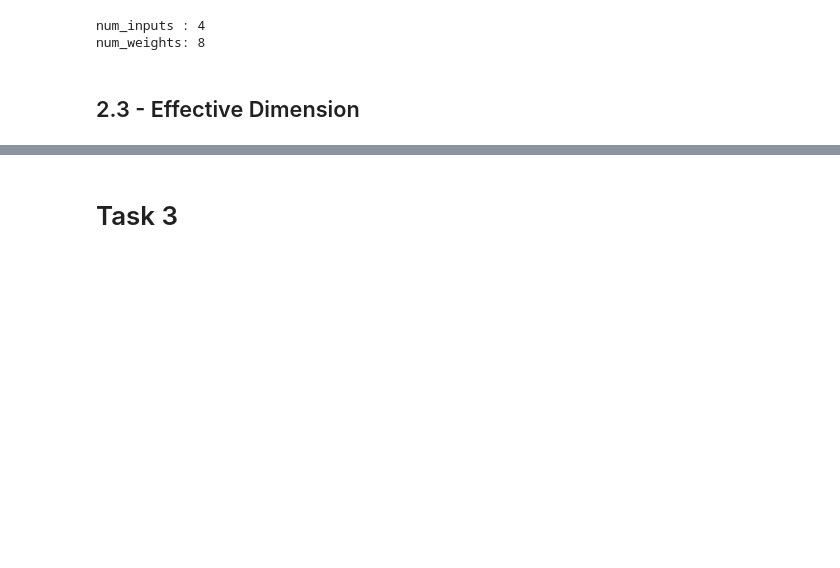
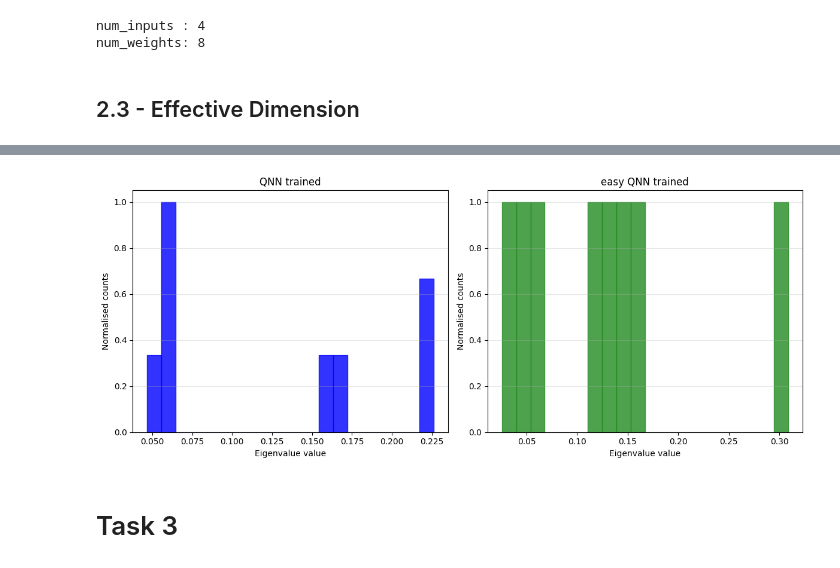
Before and after one commit to FrancescoPeron/LCP_B, a Jupyter notebook: Project/Final_project.ipynb, the cells around one changed output, grey strips where cells are left out. Saved outputs shown, nothing was run; the diff lists cells and outputs as text; code cells hidden in the pictures; blank space fills up the shorter version.

```diff
--- a/Project/Final_project.ipynb
+++ b/Project/Final_project.ipynb
@@ -685,3 +775,32 @@ plt.show()
+# %%
+fig, axes = plt.subplots(1, 2, figsize=(12, 5))
+
+models_to_plot = [
+    ('QNN trained',        'blue', diag_trained_qnn),
+    ('easy QNN trained',   'forestgreen',diag_trained_easy),
+]
+
+for ax, (name, color,eigenvalues) in zip(axes, models_to_plot):
+
+    counts, bin_edges = np.histogram(eigenvalues, bins=20)
+    counts_norm = counts / counts.max()
+
+    ax.bar(bin_edges[:-1], counts_norm,
+           width=np.diff(bin_edges),
+           color=color, edgecolor=color,
+           alpha=0.8, align='edge')
+
+    ax.set_xlabel('Eigenvalue value')
+    ax.set_ylabel('Normalised counts')
+    ax.set_ylim([0, 1.05])
+    ax.set_title(name)
+    #ax.legend(fontsize=8)
+    ax.grid(True, axis='y', alpha=0.3)
+
+plt.tight_layout()
+plt.show()
+# %% [output]
+[figure, added]
 # %% [markdown]
 # Task 3
 # %% [markdown]
```
Also changed, not shown: parts of 86 cells of this notebook.
